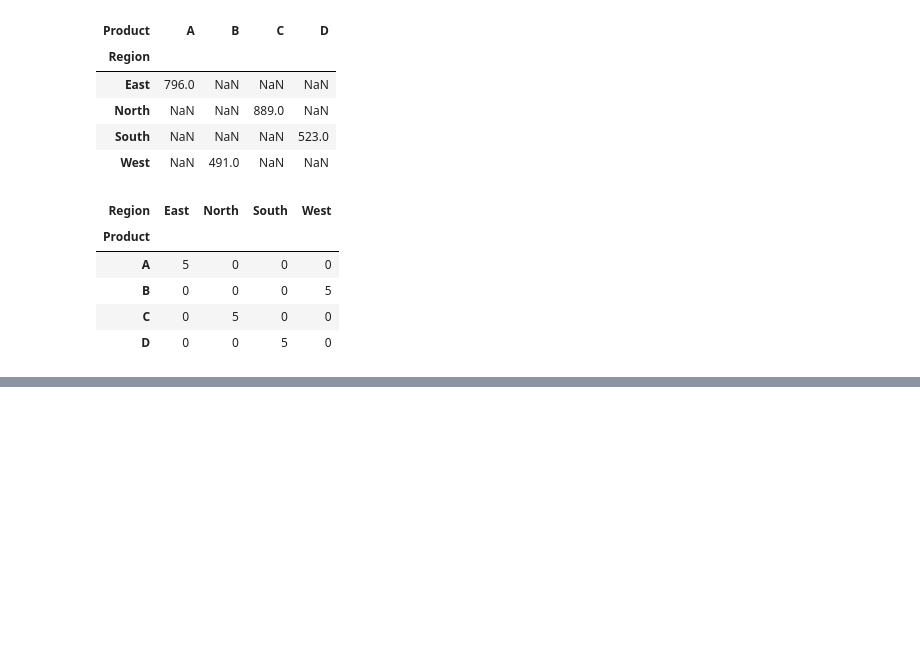
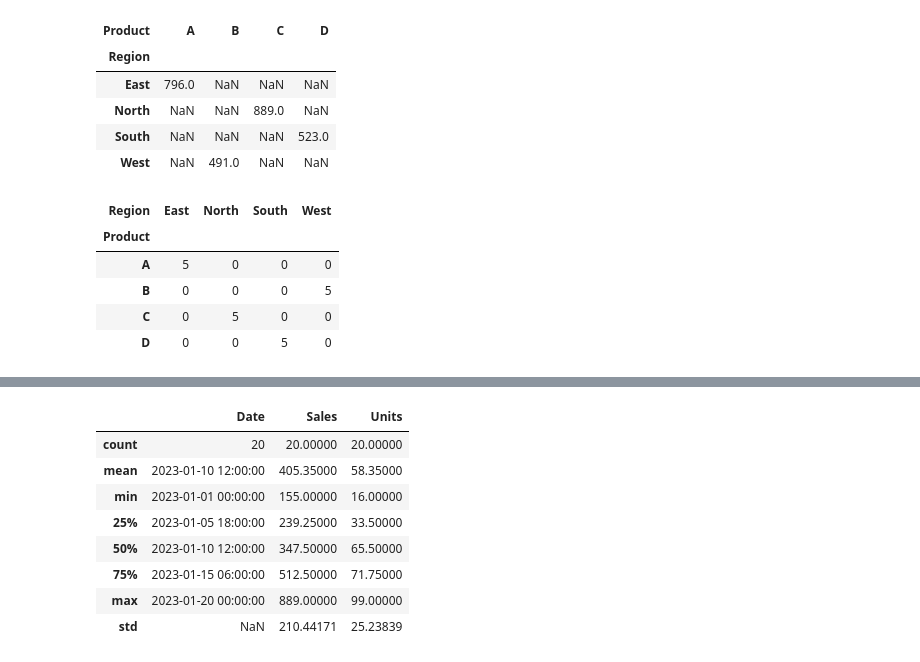
Before and after one commit to subhajit404/numpy-and-pandas-learning, a Jupyter notebook: pandas/pandas.ipynb, the cells around one changed output, grey strips where cells are left out. Drawn from its saved outputs; the diff is of its cells as text; code cells hidden in the pictures; blank space fills up the shorter version.

```diff
--- a/pandas/pandas.ipynb
+++ b/pandas/pandas.ipynb
@@ -329,0 +363,12 @@ pd.crosstab(df['Product'],df['Region'])
+# %%
+df.describe()
+# %% [output]
+|  | Date | Sales | Units |
+| count | 20 | 20.00000 | 20.00000 |
+| mean | 2023-01-10 12:00:00 | 405.35000 | 58.35000 |
+| min | 2023-01-01 00:00:00 | 155.00000 | 16.00000 |
+| 25% | 2023-01-05 18:00:00 | 239.25000 | 33.50000 |
+| 50% | 2023-01-10 12:00:00 | 347.50000 | 65.50000 |
+| 75% | 2023-01-15 06:00:00 | 512.50000 | 71.75000 |
+| max | 2023-01-20 00:00:00 | 889.00000 | 99.00000 |
+| std | NaN | 210.44171 | 25.23839 |
```
Also changed, not shown: parts of 5 cells of this notebook.
